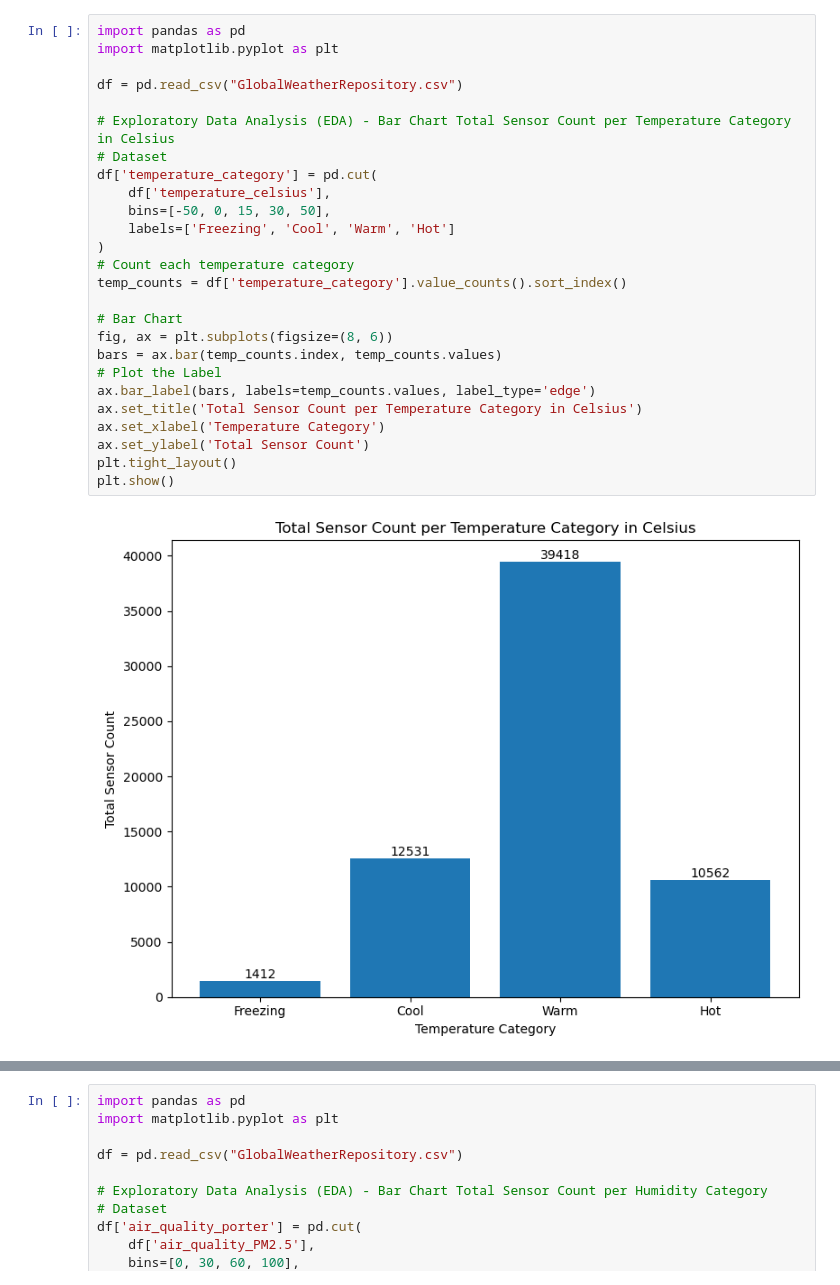
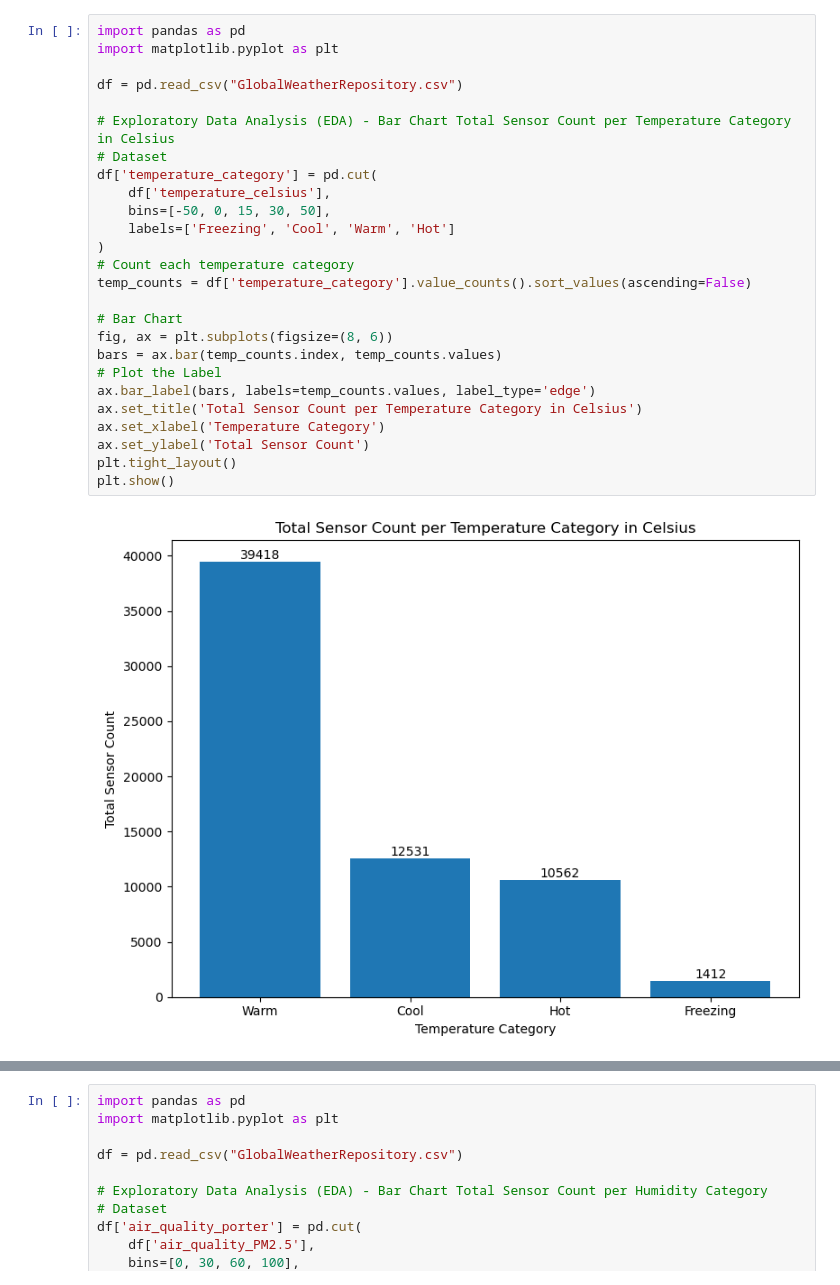
Before and after one commit to FlazeFy2/DS-World_Weather_Repository, a Jupyter notebook: exploratory data analysis-bar.ipynb, the cells around one changed output, grey strips where cells are left out. Cells and saved outputs as stored; diff of their text form.

```diff
--- a/exploratory data analysis-bar.ipynb
+++ b/exploratory data analysis-bar.ipynb
@@ -1,31 +1,31 @@
 # %%
 import pandas as pd
 import matplotlib.pyplot as plt
 
 df = pd.read_csv("GlobalWeatherRepository.csv")
 
 # Exploratory Data Analysis (EDA) - Bar Chart Total Sensor Count per Temperature Category in Celsius
 # Dataset
 df['temperature_category'] = pd.cut(
     df['temperature_celsius'],
     bins=[-50, 0, 15, 30, 50],
     labels=['Freezing', 'Cool', 'Warm', 'Hot']
 )
 # Count each temperature category
-temp_counts = df['temperature_category'].value_counts().sort_index()
+temp_counts = df['temperature_category'].value_counts().sort_values(ascending=False)
 
 # Bar Chart
 fig, ax = plt.subplots(figsize=(8, 6))
 bars = ax.bar(temp_counts.index, temp_counts.values)
 # Plot the Label
 ax.bar_label(bars, labels=temp_counts.values, label_type='edge')
 ax.set_title('Total Sensor Count per Temperature Category in Celsius')
 ax.set_xlabel('Temperature Category')
 ax.set_ylabel('Total Sensor Count')
 plt.tight_layout()
 plt.show()
 # %% [output]
-[figure, old version]
+[figure, new version]
 # %%
 import pandas as pd
 import matplotlib.pyplot as plt
```
Also changed, not shown: parts of 3 cells of this notebook, 1 other file.
